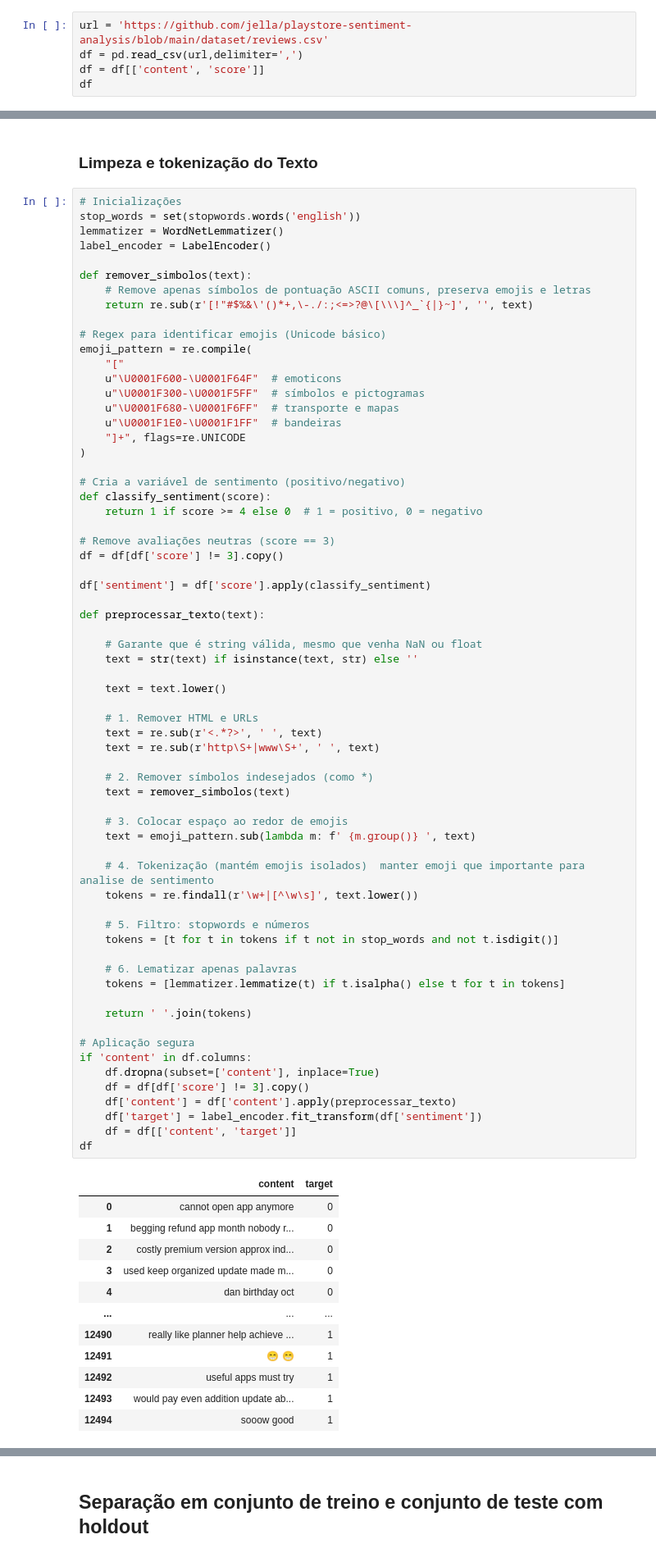
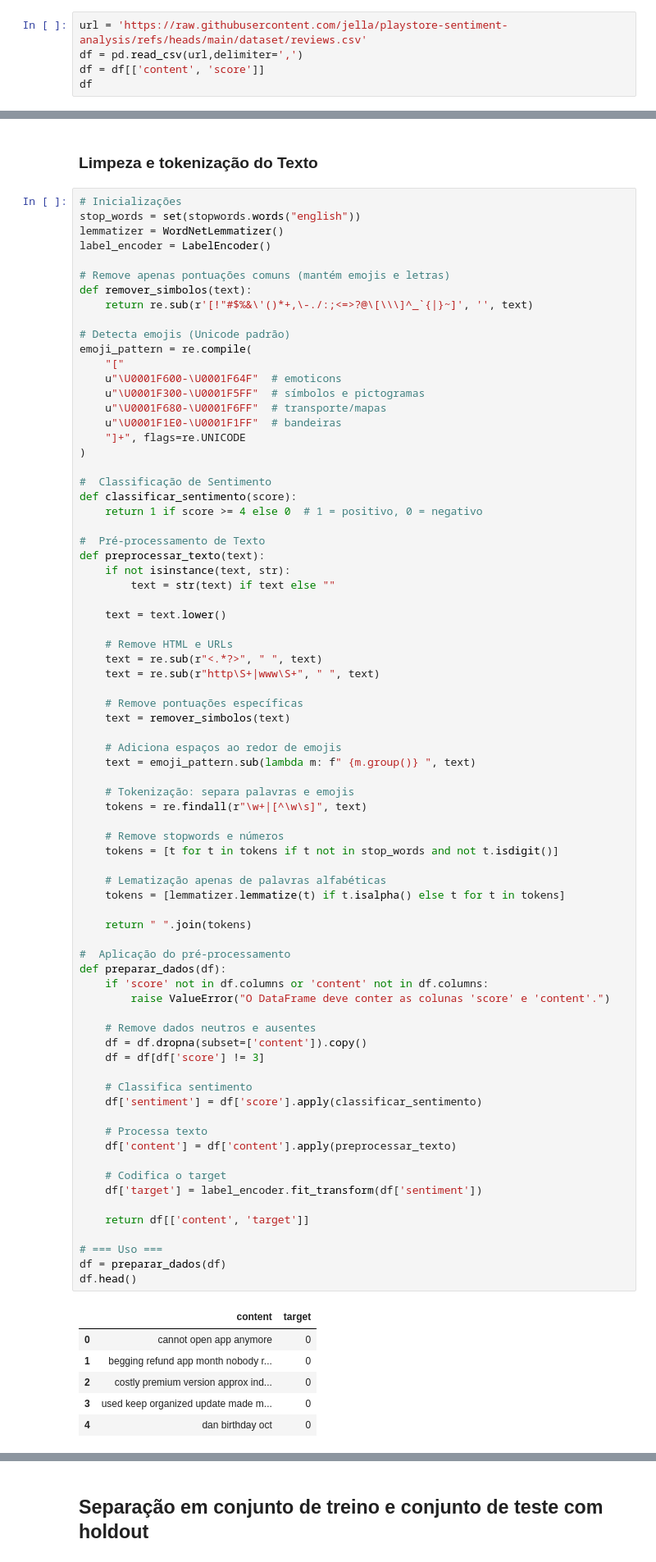
Before and after one commit to jella/7-days-of-code, a Jupyter notebook: playstore_sentiment_analysis.ipynb, the cells around one changed output, grey strips where cells are left out. Shown at 82% size. Drawn from its saved outputs; the diff is of its cells as text.

```diff
--- a/playstore_sentiment_analysis.ipynb
+++ b/playstore_sentiment_analysis.ipynb
@@ -70,7 +88,7 @@ True
 # %% [markdown]
 ## Carga do Dataset
 # %%
-url = 'https://github.com/jella/playstore-sentiment-analysis/blob/main/dataset/reviews.csv'
+url = 'https://raw.githubusercontent.com/jella/playstore-sentiment-analysis/refs/heads/main/dataset/reviews.csv'
 df = pd.read_csv(url,delimiter=',')
 df = df[['content', 'score']]
 df
@@ -106,79 +124,83 @@ memory usage: 195.4+ KB
 ### Limpeza e tokenização do Texto
 # %%
 # Inicializações
-stop_words = set(stopwords.words('english'))
+stop_words = set(stopwords.words("english"))
 lemmatizer = WordNetLemmatizer()
 label_encoder = LabelEncoder()
 
+# Remove apenas pontuações comuns (mantém emojis e letras)
 def remover_simbolos(text):
-    # Remove apenas símbolos de pontuação ASCII comuns, preserva emojis e letras
     return re.sub(r'[!"#$%&\'()*+,\-./:;<=>?@\[\\\]^_`{|}~]', '', text)
 
-# Regex para identificar emojis (Unicode básico)
+# Detecta emojis (Unicode padrão)
 emoji_pattern = re.compile(
     "["
     u"\U0001F600-\U0001F64F"  # emoticons
     u"\U0001F300-\U0001F5FF"  # símbolos e pictogramas
-    u"\U0001F680-\U0001F6FF"  # transporte e mapas
+    u"\U0001F680-\U0001F6FF"  # transporte/mapas
     u"\U0001F1E0-\U0001F1FF"  # bandeiras
     "]+", flags=re.UNICODE
 )
 
-# Cria a variável de sentimento (positivo/negativo)
-def classify_sentiment(score):
+#  Classificação de Sentimento
+def classificar_sentimento(score):
     return 1 if score >= 4 else 0  # 1 = positivo, 0 = negativo
 
-# Remove avaliações neutras (score == 3)
-df = df[df['score'] != 3].copy()
-
-df['sentiment'] = df['score'].apply(classify_sentiment)
-
+#  Pré-processamento de Texto
 def preprocessar_texto(text):
-
-    # Garante que é string válida, mesmo que venha NaN ou float
-    text = str(text) if isinstance(text, str) else ''
+    if not isinstance(text, str):
+        text = str(text) if text else ""
 
     text = text.lower()
 
-    # 1. Remover HTML e URLs
-    text = re.sub(r'<.*?>', ' ', text)
-    text = re.sub(r'http\S+|www\S+', ' ', text)
+    # Remove HTML e URLs
+    text = re.sub(r"<.*?>", " ", text)
+    text = re.sub(r"http\S+|www\S+", " ", text)
 
-    # 2. Remover símbolos indesejados (como *)
+    # Remove pontuações específicas
     text = remover_simbolos(text)
 
-    # 3. Colocar espaço ao redor de emojis
-    text = emoji_pattern.sub(lambda m: f' {m.group()} ', text)
+    # Adiciona espaços ao redor de emojis
+    text = emoji_pattern.sub(lambda m: f" {m.group()} ", text)
 
-    # 4. Tokenização (mantém emojis isolados)  manter emoji que importante para analise de sentimento
-    tokens = re.findall(r'\w+|[^\w\s]', text.lower())
+    # Tokenização: separa palavras e emojis
+    tokens = re.findall(r"\w+|[^\w\s]", text)
 
-    # 5. Filtro: stopwords e números
+    # Remove stopwords e números
     tokens = [t for t in tokens if t not in stop_words and not t.isdigit()]
 
-    # 6. Lematizar apenas palavras
+    # Lematização apenas de palavras alfabéticas
     tokens = [lemmatizer.lemmatize(t) if t.isalpha() else t for t in tokens]
 
-    return ' '.join(tokens)
+    return " ".join(tokens)
 
-# Aplicação segura
-if 'content' in df.columns:
-    df.dropna(subset=['content'], inplace=True)
-    df = df[df['score'] != 3].copy()
+#  Aplicação do pré-processamento
+def preparar_dados(df):
+    if 'score' not in df.columns or 'content' not in df.columns:
+        raise ValueError("O DataFrame deve conter as colunas 'score' e 'content'.")
+
+    # Remove dados neutros e ausentes
+    df = df.dropna(subset=['content']).copy()
+    df = df[df['score'] != 3]
+
+    # Classifica sentimento
+    df['sentiment'] = df['score'].apply(classificar_sentimento)
+
+    # Processa texto
     df['content'] = df['content'].apply(preprocessar_texto)
+
+    # Codifica o target
     df['target'] = label_encoder.fit_transform(df['sentiment'])
-    df = df[['content', 'target']]
-df
+
+    return df[['content', 'target']]
+
+# === Uso ===
+df = preparar_dados(df)
+df.head()
 # %% [output]
 |  | content | target |
 | 0 | cannot open app anymore | 0 |
 | 1 | begging refund app month nobody r... | 0 |
 | 2 | costly premium version approx ind... | 0 |
 | 3 | used keep organized update made m... | 0 |
 | 4 | dan birthday oct | 0 |
-| ... | ... | ... |
-| 12490 | really like planner help achieve ... | 1 |
-| 12491 | 😁 😁 | 1 |
-| 12492 | useful apps must try | 1 |
-| 12493 | would pay even addition update ab... | 1 |
-| 12494 | sooow good | 1 |
```
Also changed, not shown: parts of 13 cells of this notebook.
